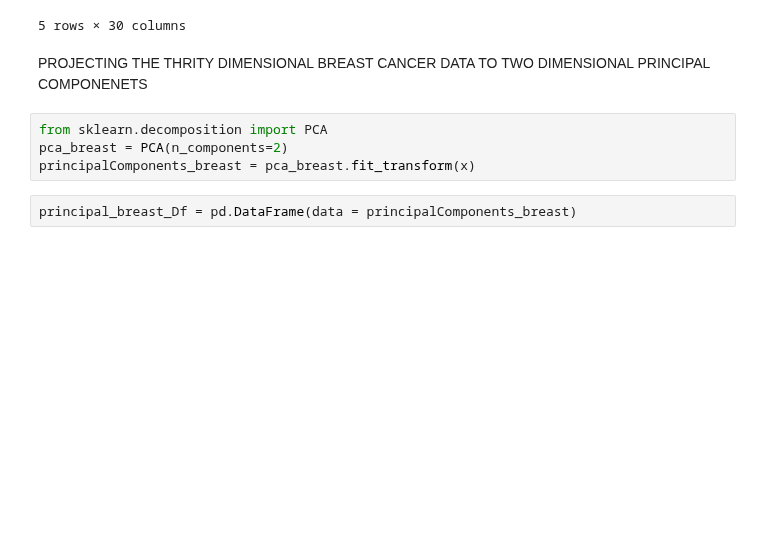
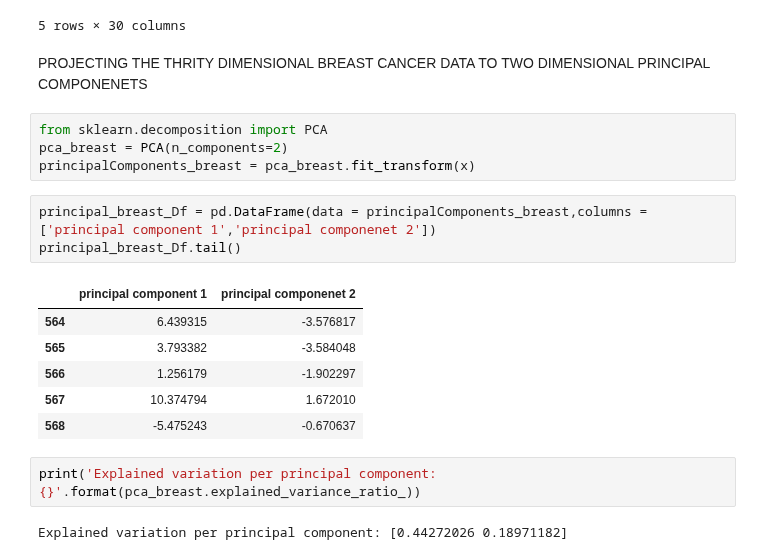
Before and after one commit to Sath2003/DAV, a Jupyter notebook: LABSHEET - 6.ipynb, the cells around one changed output. Cells and saved outputs as stored; diff of their text form; blank space fills up the shorter version.

```diff
--- a/LABSHEET - 6.ipynb
+++ b/LABSHEET - 6.ipynb
@@ -188,4 +188,16 @@ from sklearn.decomposition import PCA
 pca_breast = PCA(n_components=2)
 principalComponents_breast = pca_breast.fit_transform(x)
 # %%
-principal_breast_Df = pd.DataFrame(data = principalComponents_breast)
+principal_breast_Df = pd.DataFrame(data = principalComponents_breast,columns = ['principal component 1','principal componenet 2'])
+principal_breast_Df.tail()
+# %% [output]
+|  | principal component 1 | principal componenet 2 |
+| 564 | 6.439315 | -3.576817 |
+| 565 | 3.793382 | -3.584048 |
+| 566 | 1.256179 | -1.902297 |
+| 567 | 10.374794 | 1.672010 |
+| 568 | -5.475243 | -0.670637 |
+# %%
+print('Explained variation per principal component: {}'.format(pca_breast.explained_variance_ratio_))
+# %% [output]
+Explained variation per principal component: [0.44272026 0.18971182]
```
